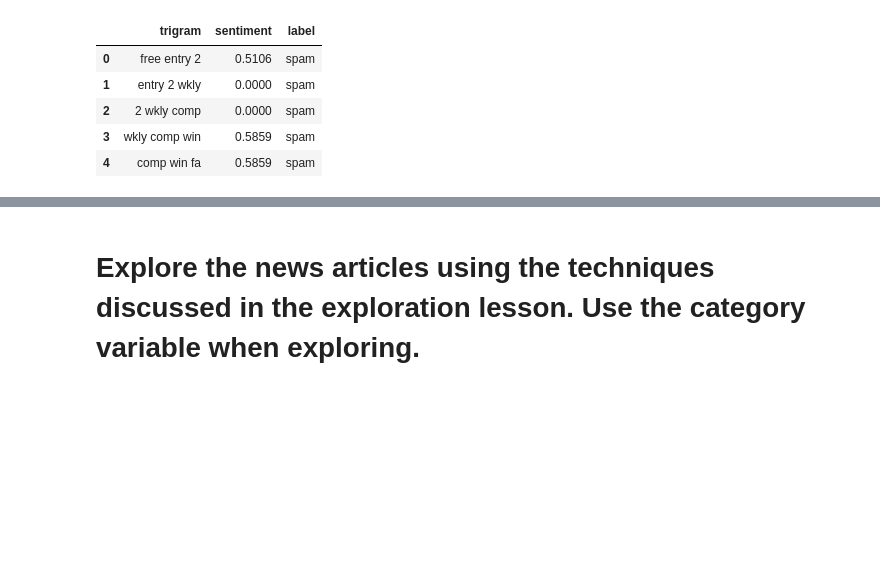
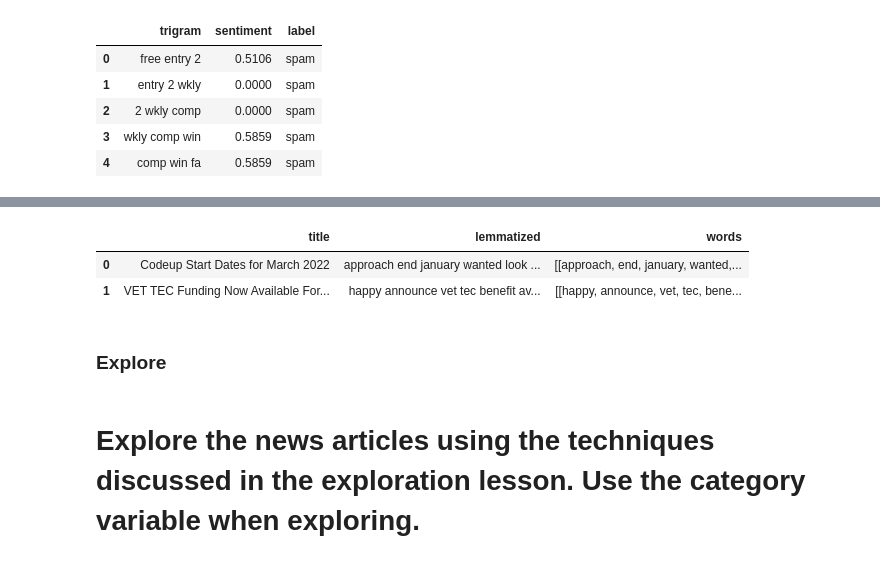
Before and after one commit to brianclements03/nlp, a Jupyter notebook: explore_current_iteration.ipynb, the cells around one changed output, grey strips where cells are left out. Cells and saved outputs as stored; diff of their text form; code cells hidden in the pictures; blank space fills up the shorter version.

```diff
--- a/explore_current_iteration.ipynb
+++ b/explore_current_iteration.ipynb
@@ -669,2 +701,11 @@ blogs_df.head(1)
+# %%
+blogs_df = blogs_df.drop(columns=['sentences'])
+blogs_df.head(2)
+# %% [output]
+|  | title | lemmatized | words |
+| 0 | Codeup Start Dates for March 2022 | approach end january wanted look ... | [[approach, end, january, wanted,... |
+| 1 | VET TEC Funding Now Available For... | happy announce vet tec benefit av... | [[happy, announce, vet, tec, bene... |
+# %% [markdown]
+### Explore
 # %% [markdown]
 # Explore the news articles using the techniques discussed in the exploration lesson. Use the category variable when exploring.
```
Also changed, not shown: parts of 85 cells of this notebook, 1 other file.
